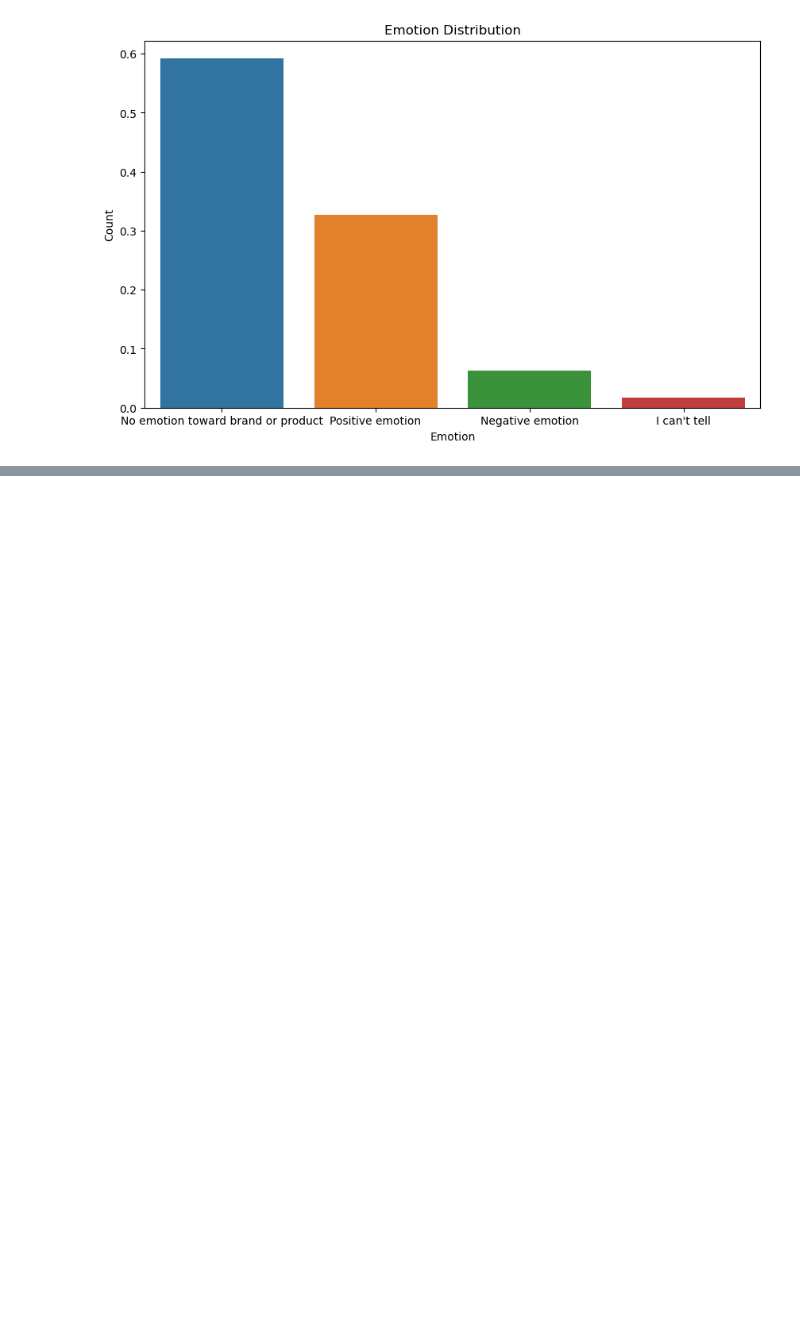
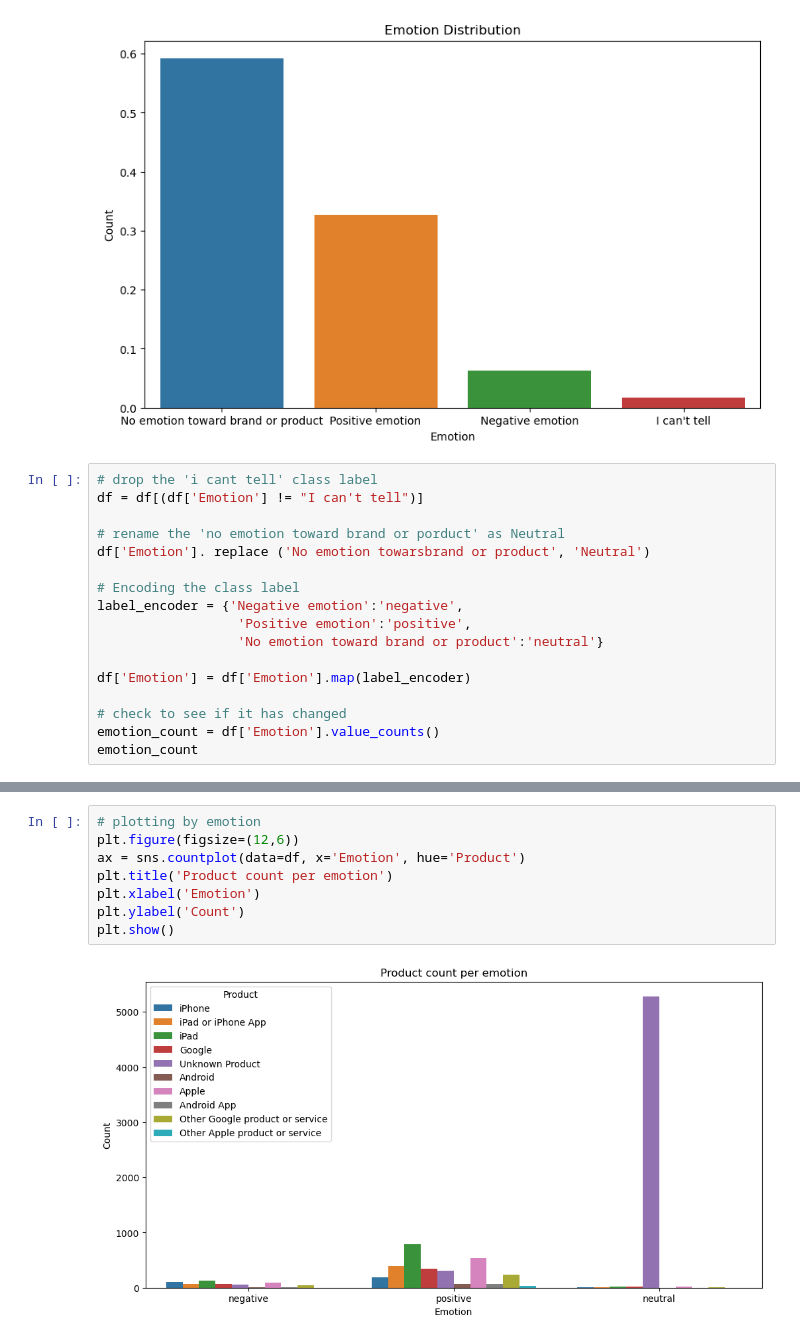
Before and after one commit to jgatharia/Phase_4_Project_, a Jupyter notebook: julliet.ipynb, the cells around one changed output, grey strips where cells are left out. Saved outputs shown, nothing was run; the diff lists cells and outputs as text; blank space fills up the shorter version.

```diff
--- a/julliet.ipynb
+++ b/julliet.ipynb
@@ -172,3 +172,20 @@ plt.ylabel('Count')
 plt.show()
 # %% [output]
 [figure]
+# %%
+# drop the 'i cant tell' class label
+df = df[(df['Emotion'] != "I can't tell")]
+
+# rename the 'no emotion toward brand or porduct' as Neutral
+df['Emotion']. replace ('No emotion towarsbrand or product', 'Neutral')
+
+# Encoding the class label
+label_encoder = {'Negative emotion':'negative',
+                  'Positive emotion':'positive',
+                  'No emotion toward brand or product':'neutral'}
+
+df['Emotion'] = df['Emotion'].map(label_encoder)
+
+# check to see if it has changed
+emotion_count = df['Emotion'].value_counts()
+emotion_count
@@ -202,0 +226,10 @@ Name: count, dtype: int64
+# %%
+# plotting by emotion
+plt.figure(figsize=(12,6))
+ax = sns.countplot(data=df, x='Emotion', hue='Product')
+plt.title('Product count per emotion')
+plt.xlabel('Emotion')
+plt.ylabel('Count')
+plt.show()
+# %% [output]
+[figure, added]
```
Also changed, not shown: parts of 16 cells of this notebook.
